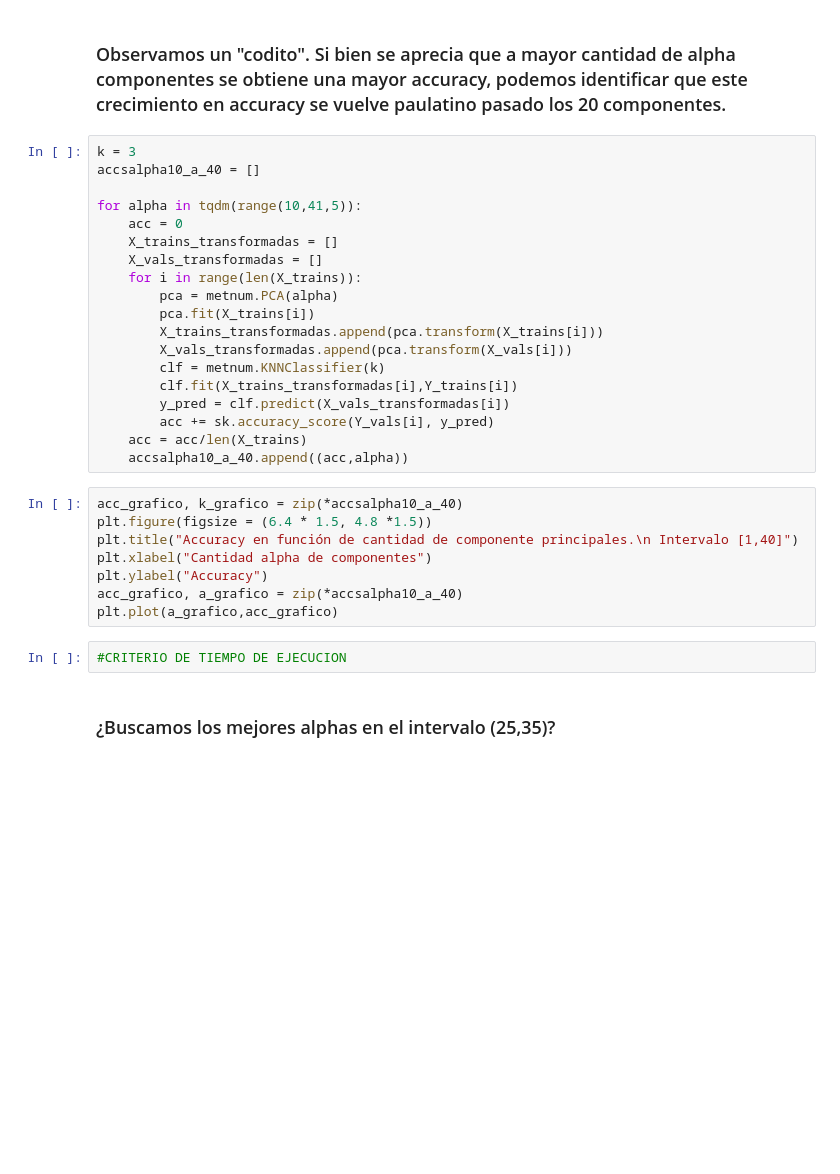
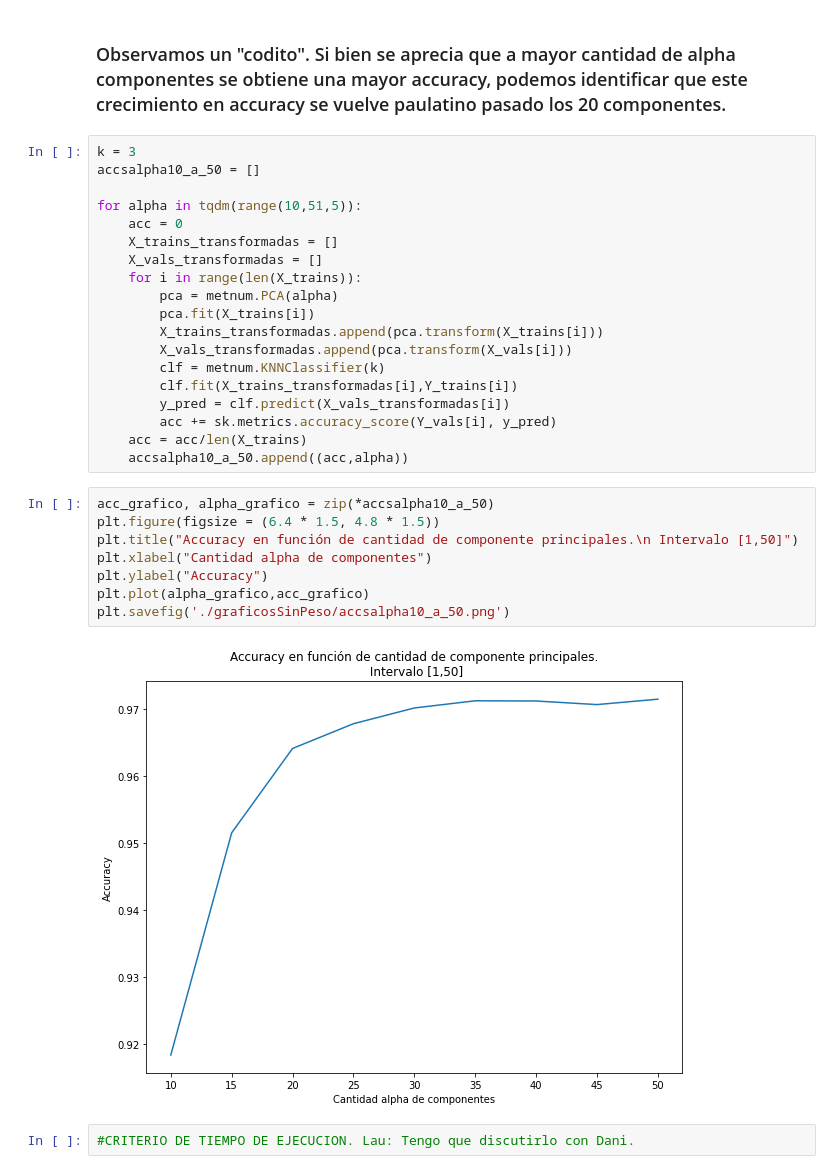
Before and after one commit to LaureanoMuniz/DigitRecognitionMNIST, a Jupyter notebook: notebooks/parametrosIdeales.ipynb, the cells around one changed output. Saved outputs shown, nothing was run; the diff lists cells and outputs as text; blank space fills up the shorter version.

```diff
--- a/notebooks/parametrosIdeales.ipynb
+++ b/notebooks/parametrosIdeales.ipynb
@@ -353,9 +237,9 @@ plt.plot(a_grafico,acc_grafico)
 ### Observamos un "codito". Si bien se aprecia que a mayor cantidad de alpha componentes se obtiene una mayor accuracy, podemos identificar que este crecimiento en accuracy se vuelve paulatino pasado los 20 componentes.
 # %%
 k = 3
-accsalpha10_a_40 = []
+accsalpha10_a_50 = []
 
-for alpha in tqdm(range(10,41,5)):
+for alpha in tqdm(range(10,51,5)):
     acc = 0
     X_trains_transformadas = []
     X_vals_transformadas = []
@@ -367,18 +251,18 @@ for alpha in tqdm(range(10,41,5)):
         clf = metnum.KNNClassifier(k)
         clf.fit(X_trains_transformadas[i],Y_trains[i])
         y_pred = clf.predict(X_vals_transformadas[i])
-        acc += sk.accuracy_score(Y_vals[i], y_pred)
+        acc += sk.metrics.accuracy_score(Y_vals[i], y_pred)
     acc = acc/len(X_trains)
-    accsalpha10_a_40.append((acc,alpha))
+    accsalpha10_a_50.append((acc,alpha))
 # %%
-acc_grafico, k_grafico = zip(*accsalpha10_a_40)
-plt.figure(figsize = (6.4 * 1.5, 4.8 *1.5))
-plt.title("Accuracy en función de cantidad de componente principales.\n Intervalo [1,40]")
+acc_grafico, alpha_grafico = zip(*accsalpha10_a_50)
+plt.figure(figsize = (6.4 * 1.5, 4.8 * 1.5))
+plt.title("Accuracy en función de cantidad de componente principales.\n Intervalo [1,50]")
 plt.xlabel("Cantidad alpha de componentes")
 plt.ylabel("Accuracy")
-acc_grafico, a_grafico = zip(*accsalpha10_a_40)
-plt.plot(a_grafico,acc_grafico)
+plt.plot(alpha_grafico,acc_grafico)
+plt.savefig('./graficosSinPeso/accsalpha10_a_50.png')
+# %% [output]
+[figure, added]
 # %%
-#CRITERIO DE TIEMPO DE EJECUCION
+#CRITERIO DE TIEMPO DE EJECUCION. Lau: Tengo que discutirlo con Dani.
-# %% [markdown]
-### ¿Buscamos los mejores alphas en el intervalo (25,35)?
```
Also changed, not shown: parts of 25 cells of this notebook.
